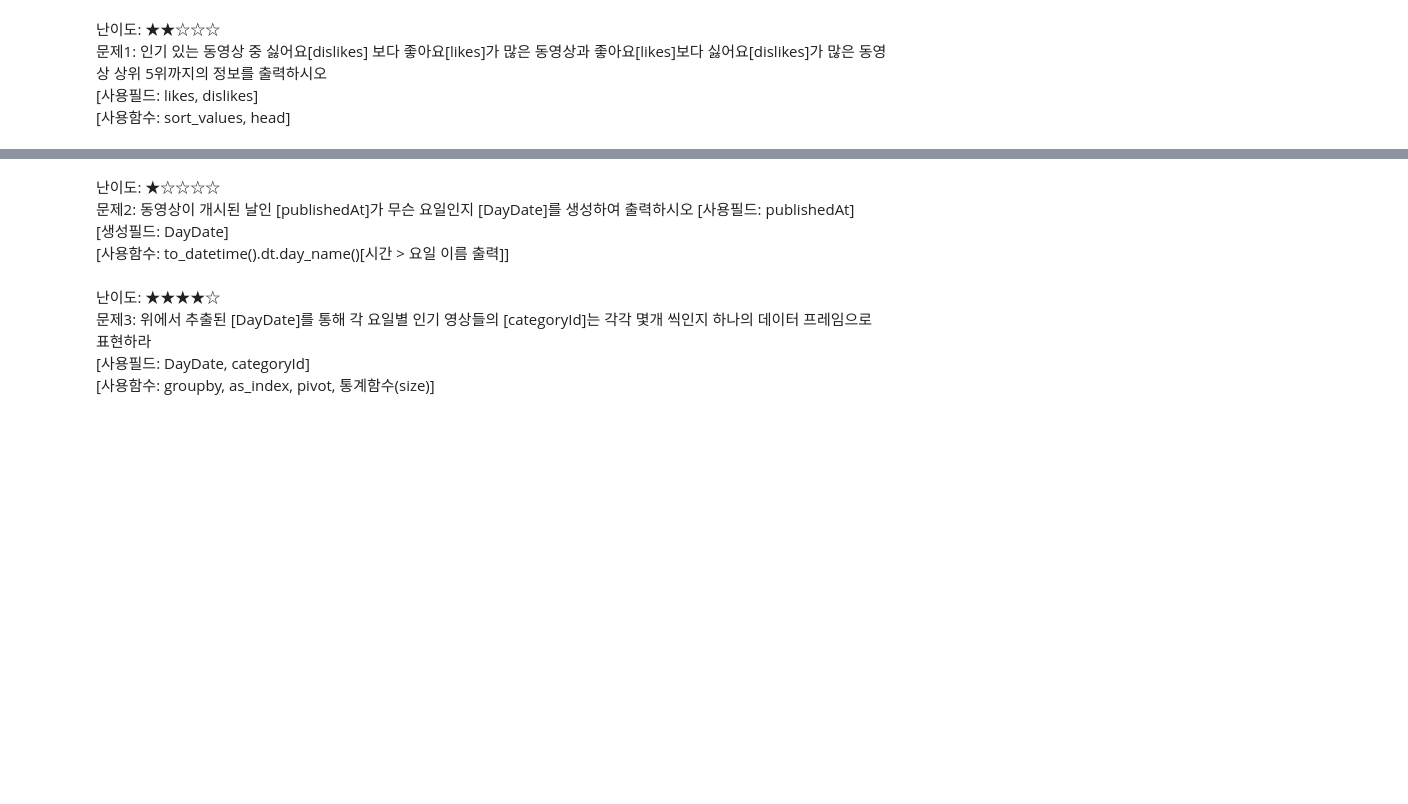
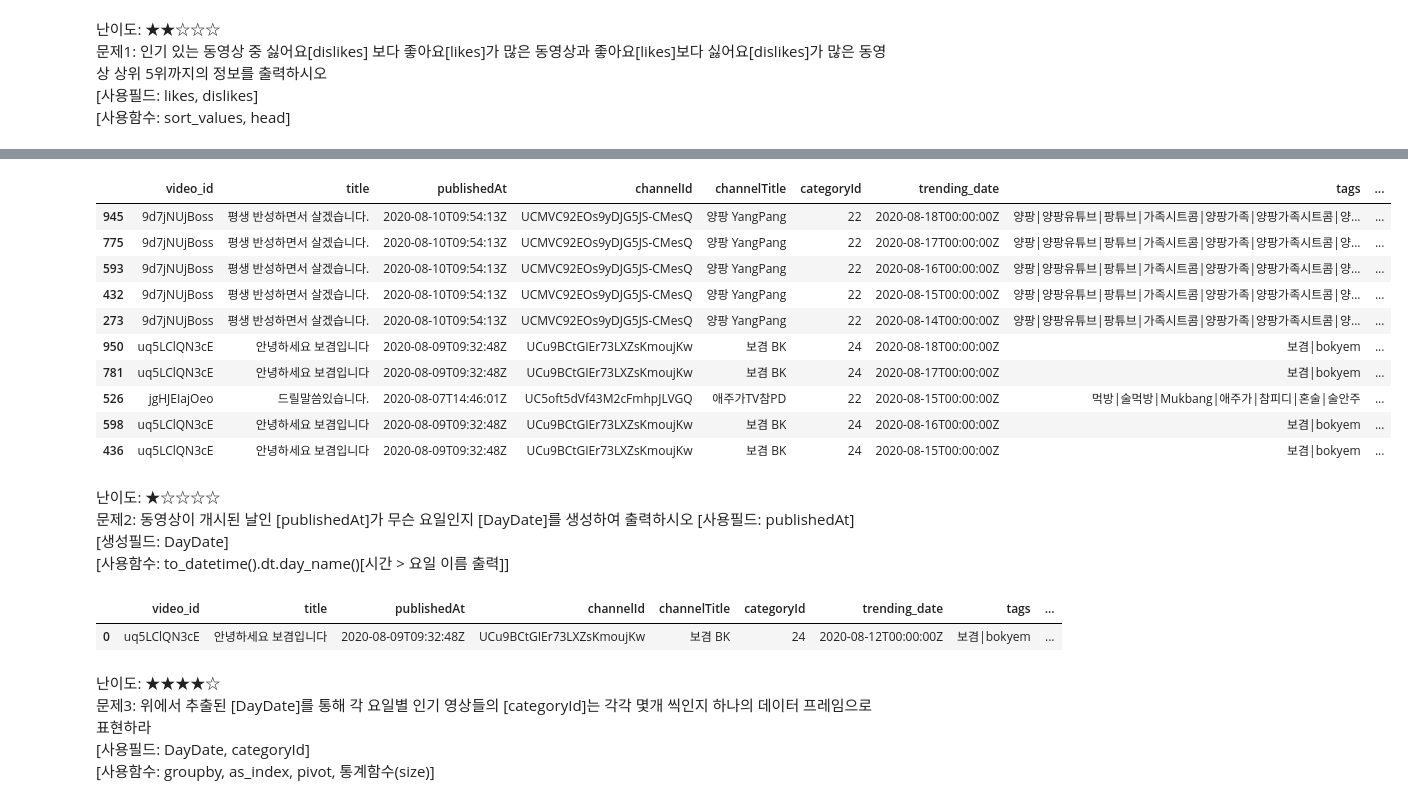
Before and after one commit to doxgxxn/231010_basic_study, a Jupyter notebook: ch02_Quest.ipynb, the cells around one changed output, grey strips where cells are left out. Drawn from its saved outputs; the diff is of its cells as text; code cells hidden in the pictures; blank space fills up the shorter version.

```diff
--- a/ch02_Quest.ipynb
+++ b/ch02_Quest.ipynb
@@ -137,0 +201,3 @@ Youtube
+# %%
+Youtube['like_diff'] = Youtube['likes'] - Youtube['dislikes']
+Youtube[Youtube['likes'] > Youtube['dislikes']].sort_values('like_diff', ascending=False).head(5)
@@ -146,3 +217,17 @@ Youtube
+# %%
+Youtube[Youtube['likes'] < Youtube['dislikes']].sort_values('like_diff').head(10)
+# %% [output]
+|  | video_id | title | publishedAt | channelId | channelTitle | categoryId | trending_date | tags | ... |
+| 945 | 9d7jNUjBoss | 평생 반성하면서 살겠습니다. | 2020-08-10T09:54:13Z | UCMVC92EOs9yDJG5JS-CMesQ | 양팡 YangPang | 22 | 2020-08-18T00:00:00Z | 양팡|양팡유튜브|팡튜브|가족시트콤|양팡가족|양팡가족시트콤|양... | ... |
+| 775 | 9d7jNUjBoss | 평생 반성하면서 살겠습니다. | 2020-08-10T09:54:13Z | UCMVC92EOs9yDJG5JS-CMesQ | 양팡 YangPang | 22 | 2020-08-17T00:00:00Z | 양팡|양팡유튜브|팡튜브|가족시트콤|양팡가족|양팡가족시트콤|양... | ... |
+| 593 | 9d7jNUjBoss | 평생 반성하면서 살겠습니다. | 2020-08-10T09:54:13Z | UCMVC92EOs9yDJG5JS-CMesQ | 양팡 YangPang | 22 | 2020-08-16T00:00:00Z | 양팡|양팡유튜브|팡튜브|가족시트콤|양팡가족|양팡가족시트콤|양... | ... |
+| 432 | 9d7jNUjBoss | 평생 반성하면서 살겠습니다. | 2020-08-10T09:54:13Z | UCMVC92EOs9yDJG5JS-CMesQ | 양팡 YangPang | 22 | 2020-08-15T00:00:00Z | 양팡|양팡유튜브|팡튜브|가족시트콤|양팡가족|양팡가족시트콤|양... | ... |
+| 273 | 9d7jNUjBoss | 평생 반성하면서 살겠습니다. | 2020-08-10T09:54:13Z | UCMVC92EOs9yDJG5JS-CMesQ | 양팡 YangPang | 22 | 2020-08-14T00:00:00Z | 양팡|양팡유튜브|팡튜브|가족시트콤|양팡가족|양팡가족시트콤|양... | ... |
+| 950 | uq5LClQN3cE | 안녕하세요 보겸입니다 | 2020-08-09T09:32:48Z | UCu9BCtGIEr73LXZsKmoujKw | 보겸 BK | 24 | 2020-08-18T00:00:00Z | 보겸|bokyem | ... |
+| 781 | uq5LClQN3cE | 안녕하세요 보겸입니다 | 2020-08-09T09:32:48Z | UCu9BCtGIEr73LXZsKmoujKw | 보겸 BK | 24 | 2020-08-17T00:00:00Z | 보겸|bokyem | ... |
+| 526 | jgHJEIajOeo | 드릴말씀있습니다. | 2020-08-07T14:46:01Z | UC5oft5dVf43M2cFmhpJLVGQ | 애주가TV참PD | 22 | 2020-08-15T00:00:00Z | 먹방|술먹방|Mukbang|애주가|참피디|혼술|술안주 | ... |
+| 598 | uq5LClQN3cE | 안녕하세요 보겸입니다 | 2020-08-09T09:32:48Z | UCu9BCtGIEr73LXZsKmoujKw | 보겸 BK | 24 | 2020-08-16T00:00:00Z | 보겸|bokyem | ... |
+| 436 | uq5LClQN3cE | 안녕하세요 보겸입니다 | 2020-08-09T09:32:48Z | UCu9BCtGIEr73LXZsKmoujKw | 보겸 BK | 24 | 2020-08-15T00:00:00Z | 보겸|bokyem | ... |
 # %% [markdown]
 난이도: ★☆☆☆☆
 문제2: 동영상이 개시된 날인 [publishedAt]가 무슨 요일인지 [DayDate]를 생성하여 출력하시오
@@ -154,3 +237,9 @@ Youtube
+# %%
+Youtube['DayDate'] = pd.to_datetime(Youtube['trending_date']).dt.day_name()
+Youtube.head(1)
+# %% [output]
+|  | video_id | title | publishedAt | channelId | channelTitle | categoryId | trending_date | tags | ... |
+| 0 | uq5LClQN3cE | 안녕하세요 보겸입니다 | 2020-08-09T09:32:48Z | UCu9BCtGIEr73LXZsKmoujKw | 보겸 BK | 24 | 2020-08-12T00:00:00Z | 보겸|bokyem | ... |
 # %% [markdown]
 난이도: ★★★★☆
 문제3: 위에서 추출된 [DayDate]를 통해 각 요일별 인기 영상들의 [categoryId]는 각각 몇개 씩인지 하나의 데이터 프레임으로 표현하라
```
Also changed, not shown: parts of 22 cells of this notebook, 1 other file.
